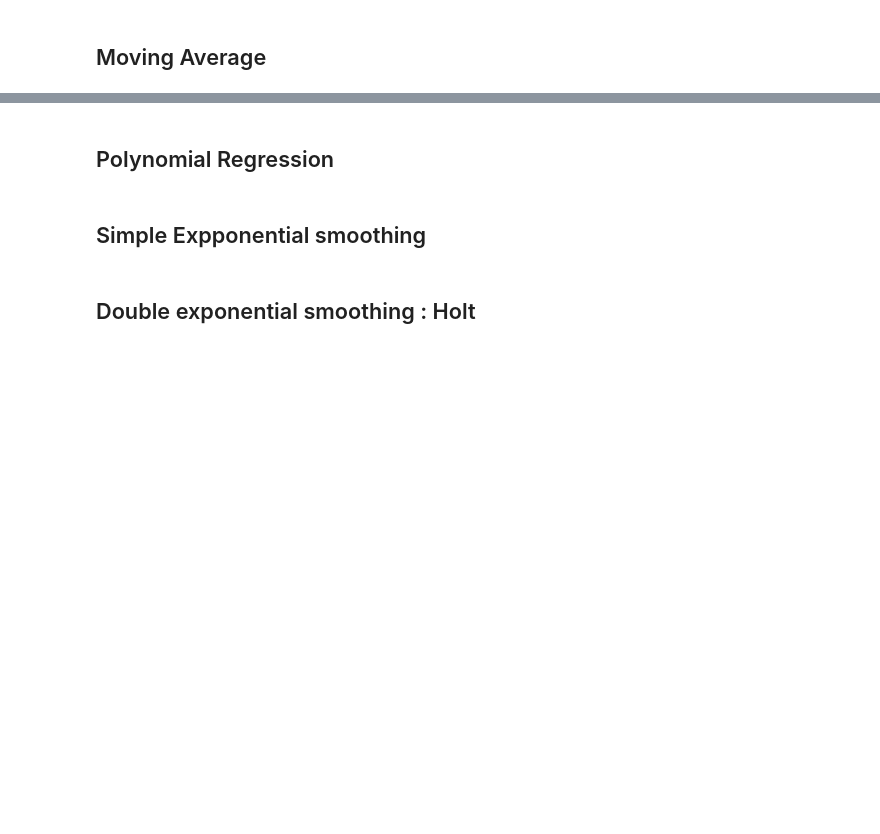
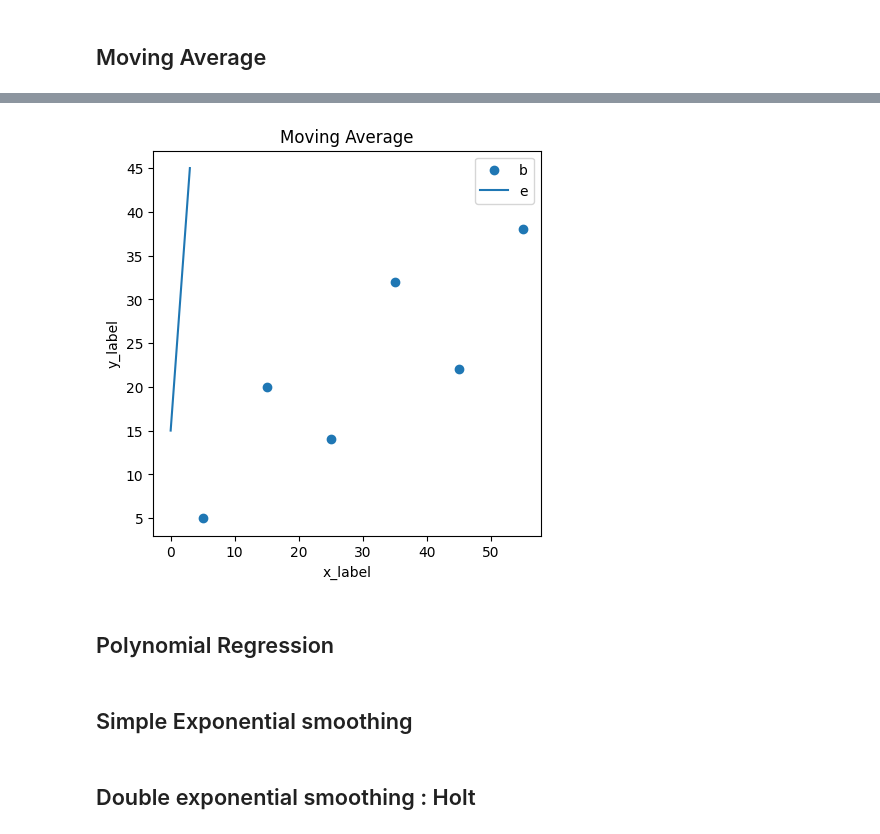
Before and after one commit to CedricCouche/SupplyTools, a Jupyter notebook: Forecasting.ipynb, the cells around one changed output, grey strips where cells are left out. Drawn from its saved outputs; the diff is of its cells as text; code cells hidden in the pictures; blank space fills up the shorter version.

```diff
--- a/Forecasting.ipynb
+++ b/Forecasting.ipynb
@@ -11,7 +83,19 @@
+# %%
+fig, ax = plt.subplots(figsize=(5,5))
+ax.scatter(x,y, label='raw data')
+ax.plot(y_pred, label='moving average')
+ax.set_xlabel('x_label')
+ax.set_ylabel('y_label')
+
+ax.legend('best')
+plt.title("Moving Average")
+plt.savefig('example_MovingAverage.png');
+# %% [output]
+[figure, added]
 # %% [markdown]
 ## Polynomial Regression
 # %% [markdown]
-## Simple Expponential smoothing
+## Simple Exponential smoothing
 # %% [markdown]
 ## Double exponential smoothing : Holt
 # %% [markdown]
```
Also changed, not shown: parts of 7 cells of this notebook, 4 other files.
